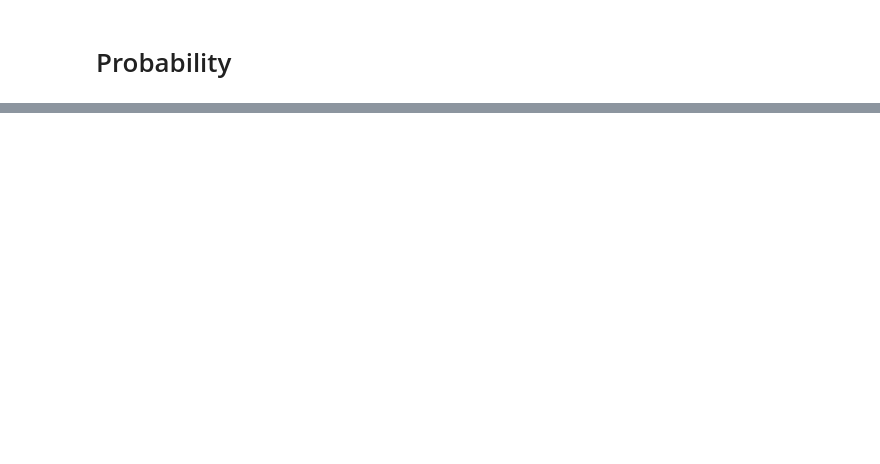
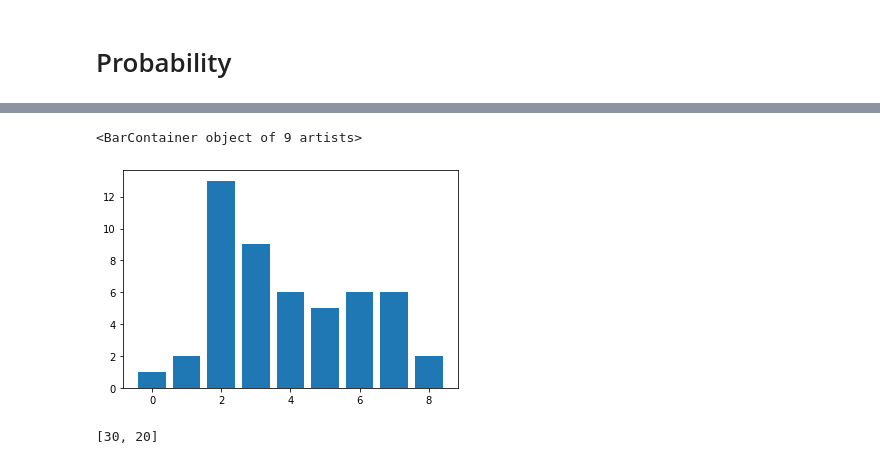
Before and after one commit to simonjisu/prml_study, a Jupyter notebook: notebooks/chapter-1/nb_2-probability.ipynb, the cells around one changed output, grey strips where cells are left out. Saved outputs shown, nothing was run; the diff lists cells and outputs as text; code cells hidden in the pictures; blank space fills up the shorter version.

```diff
--- a/notebooks/chapter-1/nb_2-probability.ipynb
+++ b/notebooks/chapter-1/nb_2-probability.ipynb
@@ -71,0 +38,5 @@ coord = [[(y, x) for x in np.arange(len_x)] for y in np.arange(len_y)]
+# %%
+plt.bar(np.arange(len(X_prob_cnt)), height=X_prob_cnt)
+# %% [output]
+<BarContainer object of 9 artists>
+[figure, added]
@@ -71,0 +47,14 @@ coord = [[(y, x) for x in np.arange(len_x)] for y in np.arange(len_y)]
+# %%
+Y_prob_cnt = []
+cnt1 = 0
+cnt2 = 0
+for y in sorted(X[:, 1]):
+    if y <= x1_max:
+        cnt1 += 1
+    else:
+        cnt2 += 1
+Y_prob_cnt.append(cnt1)
+Y_prob_cnt.append(cnt2)
+Y_prob_cnt
+# %% [output]
+[30, 20]
```
Also changed, not shown: parts of 20 cells of this notebook.
